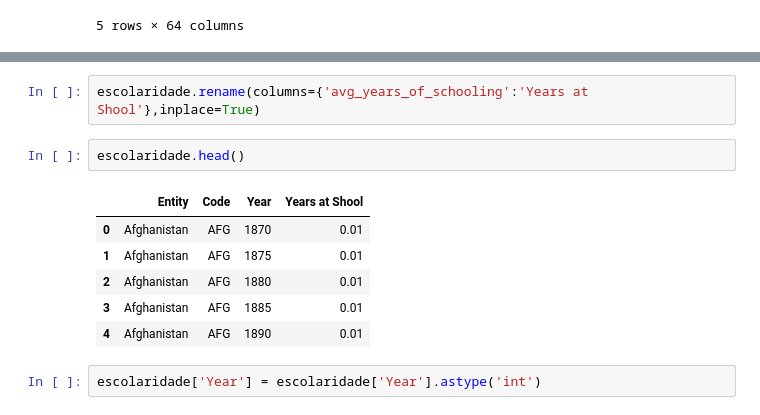
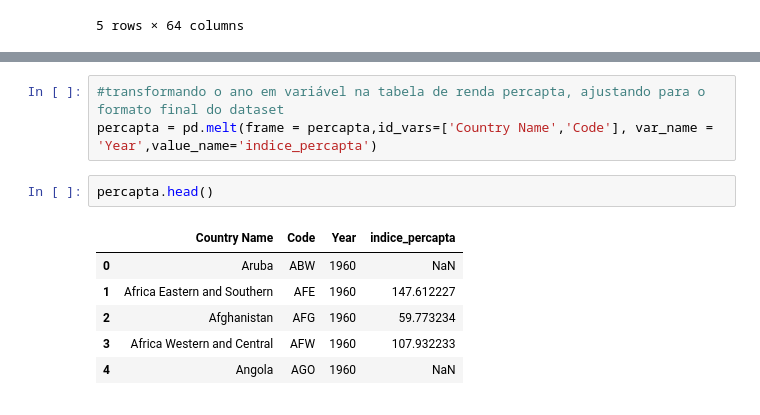
Before and after one commit to Lorybs/PES_ciencia_de_dados, a Jupyter notebook: ProjetoPES.ipynb, the cells around one changed output, grey strips where cells are left out. Saved outputs shown, nothing was run; the diff lists cells and outputs as text.

```diff
--- a/ProjetoPES.ipynb
+++ b/ProjetoPES.ipynb
@@ -98,13 +411,12 @@ fertilidade.head()
-# %%
-escolaridade.rename(columns={'avg_years_of_schooling':'Years at Shool'},inplace=True)
+# %%
+#transformando o ano em variável na tabela de renda percapta, ajustando para o formato final do dataset
+percapta = pd.melt(frame = percapta,id_vars=['Country Name','Code'], var_name = 'Year',value_name='indice_percapta')
 # %%
-escolaridade.head()
+percapta.head()
 # %% [output]
-|  | Entity | Code | Year | Years at Shool |
-| 0 | Afghanistan | AFG | 1870 | 0.01 |
-| 1 | Afghanistan | AFG | 1875 | 0.01 |
-| 2 | Afghanistan | AFG | 1880 | 0.01 |
-| 3 | Afghanistan | AFG | 1885 | 0.01 |
-| 4 | Afghanistan | AFG | 1890 | 0.01 |
+|  | Country Name | Code | Year | indice_percapta |
+| 0 | Aruba | ABW | 1960 | NaN |
+| 1 | Africa Eastern and Southern | AFE | 1960 | 147.612227 |
+| 2 | Afghanistan | AFG | 1960 | 59.773234 |
+| 3 | Africa Western and Central | AFW | 1960 | 107.932233 |
+| 4 | Angola | AGO | 1960 | NaN |
-# %%
-escolaridade['Year'] = escolaridade['Year'].astype('int')
```
Also changed, not shown: parts of 118 cells of this notebook.
